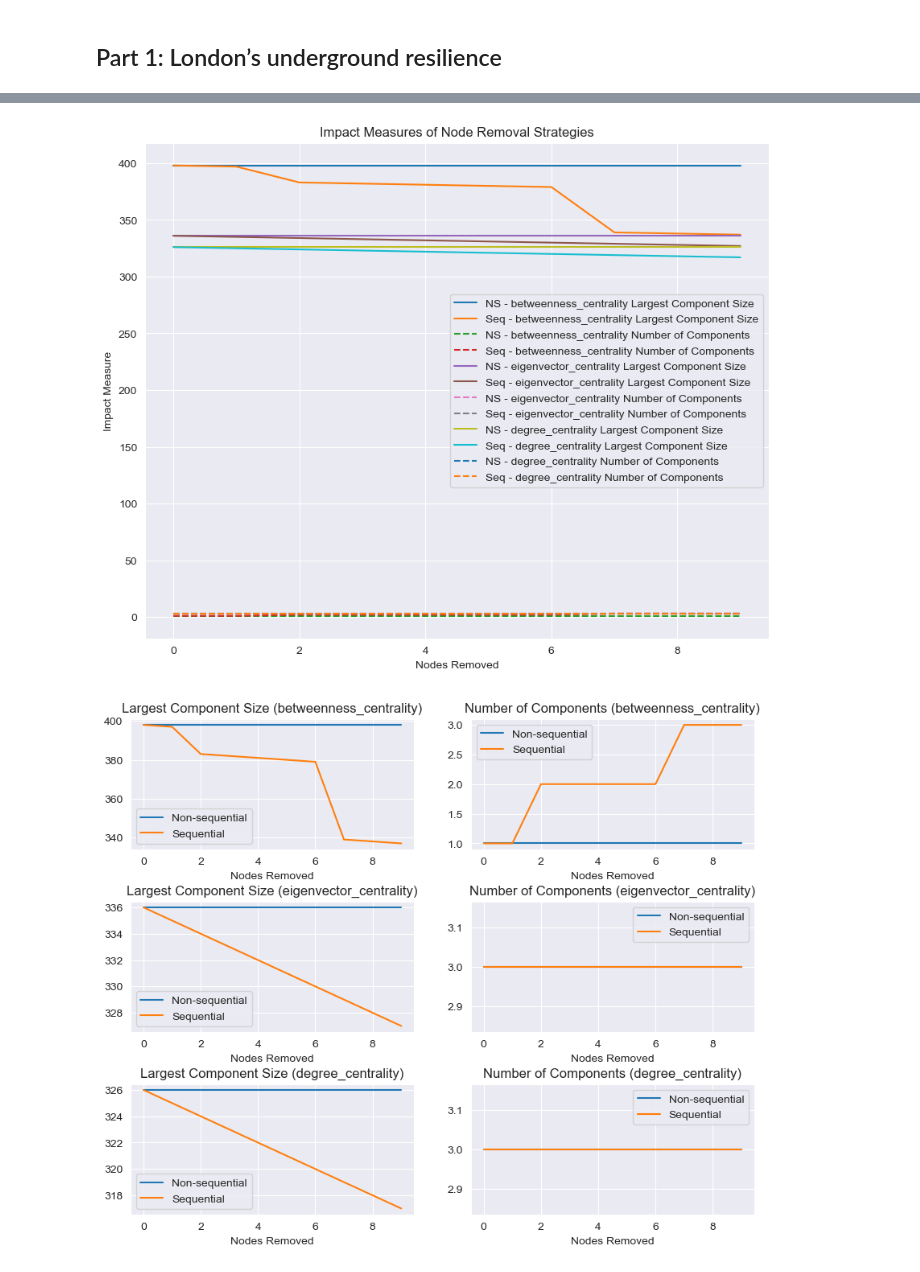
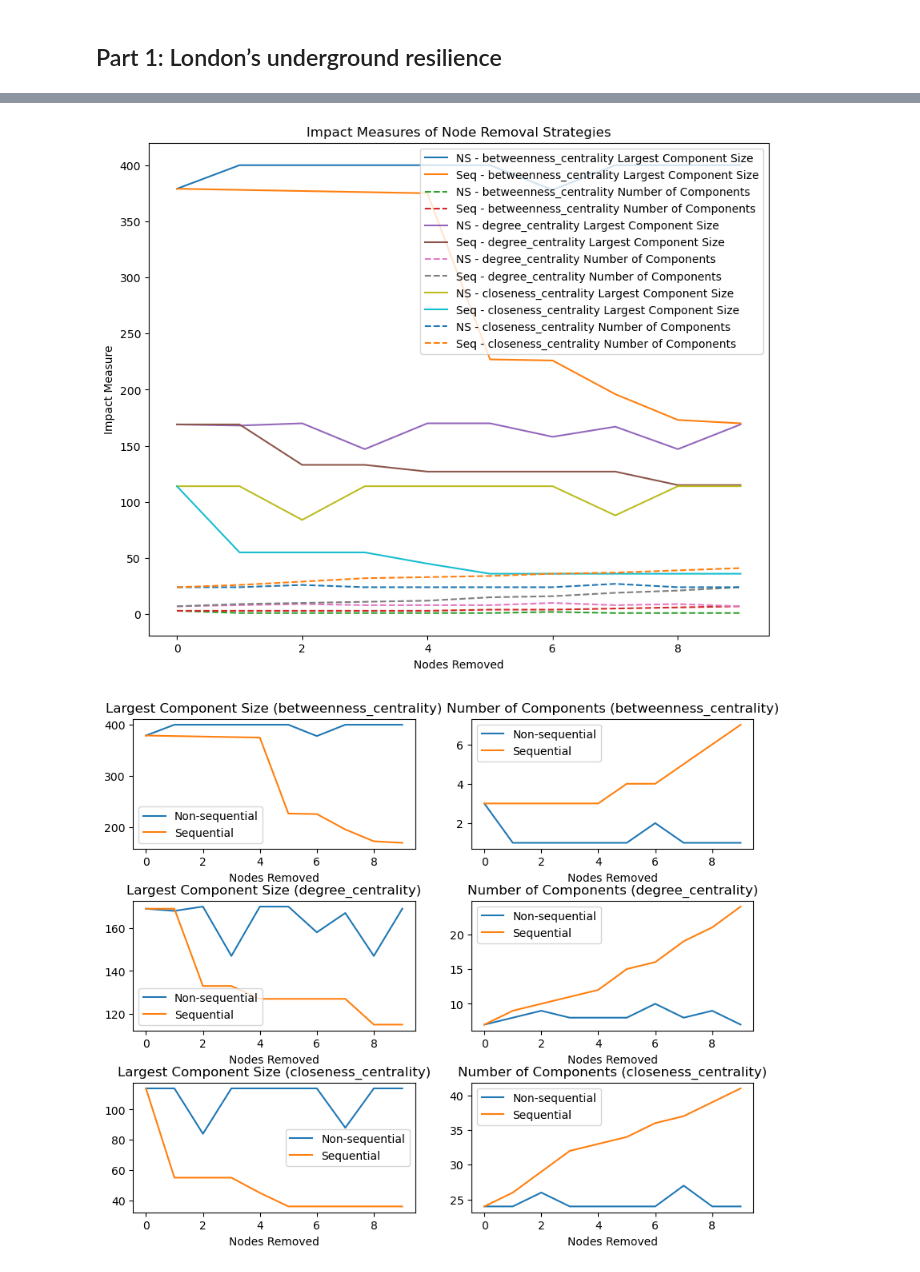
Before and after one commit to ZongheMa/CASA0002_Urban_Simulation, a Jupyter notebook: Urban Simulation Assessment.ipynb, the cells around one changed output, grey strips where cells are left out. Saved outputs shown, nothing was run; the diff lists cells and outputs as text; code cells hidden in the pictures.

```diff
--- a/Urban Simulation Assessment.ipynb
+++ b/Urban Simulation Assessment.ipynb
@@ -100,12 +102,15 @@ See the caveats in the documentation: https://pandas.pydata.org/pandas-docs/stab
 | 9 | E09000001 | E09000010 | 0.136680 |
 # %%
 # 创建图
-G = nx.from_pandas_edgelist(df, 'station_origin', 'station_destination', ['flows','distance'])
+# G = nx.from_pandas_edgelist(df, 'station_origin', 'station_destination', ['distance'])
+G = nx.read_graphml('/Users/zonghe/Documents/Modules/Term2/CASA0002 Urban Simulation/week10/week10practice/outputs/london.graph')
+
 
 # 计算节点度中心性、介数中心性和紧密中心性
 deg_cen = nx.degree_centrality(G)
 bet_cen = nx.betweenness_centrality(G)
-eig_cen = nx.eigenvector_centrality(G)
+# eig_cen = nx.eigenvector_centrality(G)
+clo_cen = nx.closeness_centrality(G)
 
 # 将结果转化为DataFrame并排序
 deg_cen_df = pd.DataFrame(list(deg_cen.items()), columns=['station', 'degree_centrality'])
@@ -114,12 +119,15 @@ deg_cen_df = deg_cen_df.sort_values('degree_centrality', ascending=False).reset_
 bet_cen_df = pd.DataFrame(list(bet_cen.items()), columns=['station', 'betweenness_centrality'])
 bet_cen_df = bet_cen_df.sort_values('betweenness_centrality', ascending=False).reset_index(drop=True)
 
-eig_cen_df = pd.DataFrame(list(eig_cen.items()), columns=['station', 'closeness_centrality'])
-eig_cen_df = eig_cen_df.sort_values('closeness_centrality', ascending=False).reset_index(drop=True)
+# eig_cen_df = pd.DataFrame(list(eig_cen.items()), columns=['station', 'closeness_centrality'])
+# eig_cen_df = eig_cen_df.sort_values('closeness_centrality', ascending=False).reset_index(drop=True)
+
+clo_cen_df = pd.DataFrame(list(clo_cen.items()), columns=['station', 'betweenness_centrality'])
+clo_cen_df = clo_cen_df.sort_values('betweenness_centrality', ascending=False).reset_index(drop=True)
 
 # 输出前10个节点
 print("Top 10 ranked nodes for Degree Centrality:\n", deg_cen_df.head(10))
 print("\nTop 10 ranked nodes for Betweenness Centrality:\n", bet_cen_df.head(10))
-print("\nTop 10 ranked nodes for Eigenvector Centrality:\n", eig_cen_df.head(10))
+print("\nTop 10 ranked nodes for Closeness Centrality:\n", clo_cen_df.head(10))
 # %% [output]
 Top 10 ranked nodes for Degree Centrality:
@@ -162,7 +194,7 @@ def size_largest_component(G):
     return len(largest_component)
 # %%
 # Create a function to perform non-sequential node removal based on a given centrality measure
-def nonseq_removal(G, centrality_measure):
+def nonseq_removal(G, centrality_measure, num_nodes=10):
     # Compute centrality measure for all nodes in the network
     node_centrality = centrality_measure(G)
 
@@ -174,7 +206,7 @@ def nonseq_removal(G, centrality_measure):
     largest_component_size = []
 
     # Remove nodes in order of decreasing centrality score and compute impact measures
-    for i in range(min(10, len(nodes_sorted))):
+    for i in range(min(num_nodes, len(nodes_sorted))):
         node = nodes_sorted[i][0]
         G_copy = copy.deepcopy(G)
         G_copy.remove_node(node)
@@ -185,13 +217,13 @@ def nonseq_removal(G, centrality_measure):
 
 
 # Create a function to perform sequential node removal based on a given centrality measure
-def seq_removal(G, centrality_measure):
+def seq_removal(G, centrality_measure, num_nodes=10):
     # Initialize lists to store the impact measures for each node removal
     num_components = []
     largest_component_size = []
 
     # Continue removing nodes until 10 nodes have been removed
-    for i in range(min(10, len(G.nodes))):
+    for i in range(min(num_nodes, len(G.nodes))):
         # Compute centrality measure for all nodes in the network
         node_centrality = centrality_measure(G)
 
@@ -208,7 +240,7 @@ def seq_removal(G, centrality_measure):
 
 
 # Define the centrality measures to use
-centrality_measures = [nx.betweenness_centrality, nx.eigenvector_centrality, nx.degree_centrality]
+centrality_measures = [nx.betweenness_centrality, nx.degree_centrality, nx.closeness_centrality]
 
 # Initialize lists to store results for each centrality measure
 ns_num_components = []
@@ -228,41 +260,42 @@ for centrality_measure in centrality_measures:
     seq_num_components.append(seq_components)
     seq_largest_component_size.append(seq_size)
 
-# Plot the impact measures for each strategy and centrality measure
+# Plot the impact measures for each strategy and centrality measure in one plot
 plt.figure(figsize=(10, 8))
 for i in range(len(centrality_measures)):
     plt.plot(ns_largest_component_size[i], label=f'NS - {centrality_measures[i].__name__} Largest Component Size')
     plt.plot(seq_largest_component_size[i], label=f'Seq - {centrality_measures[i].__name__} Largest Component Size')
     plt.plot(ns_num_components[i], linestyle='--', label=f'NS - {centrality_measures[i].__name__} Number of Components')
-    plt.plot(seq_num_components[i], linestyle='--', label=f'Seq - {centrality_measures[i].__name__} Number of Components')
+    plt.plot(seq_num_components[i], linestyle='--',
+             label=f'Seq - {centrality_measures[i].__name__} Number of Components')
 plt.title('Impact Measures of Node Removal Strategies')
 plt.xlabel('Nodes Removed')
 plt.ylabel('Impact Measure')
 plt.legend()
 
 plt.show()
 
 # Plot the impact measures for each strategy and centrality measure for better understanding and analysis
 plt.figure(figsize=(10, 8))
 for i in range(len(centrality_measures)):
-    plt.subplot(3, 2, 2*i+1)
+    plt.subplot(3, 2, 2 * i + 1)
     plt.plot(ns_largest_component_size[i], label='Non-sequential')
     plt.plot(seq_largest_component_size[i], label='Sequential')
     plt.title(f'Largest Component Size ({centrality_measures[i].__name__})')
     plt.xlabel('Nodes Removed')
     # plt.ylabel('Size of Largest Component')
     plt.legend()
 
-    plt.subplot(3, 2, 2*i+2)
+    plt.subplot(3, 2, 2 * i + 2)
     plt.plot(ns_num_components[i], label='Non-sequential')
     plt.plot(seq_num_components[i], label='Sequential')
     plt.title(f'Number of Components ({centrality_measures[i].__name__})')
     plt.xlabel('Nodes Removed')
     # plt.ylabel('Number of Component')
     plt.legend()
 
 plt.subplots_adjust(hspace=0.4)
 plt.show()
 # %% [output]
-[figure, old version]
+[figure, new version]
-[figure, old version]
+[figure, new version]
```
Also changed, not shown: parts of 12 cells of this notebook.
